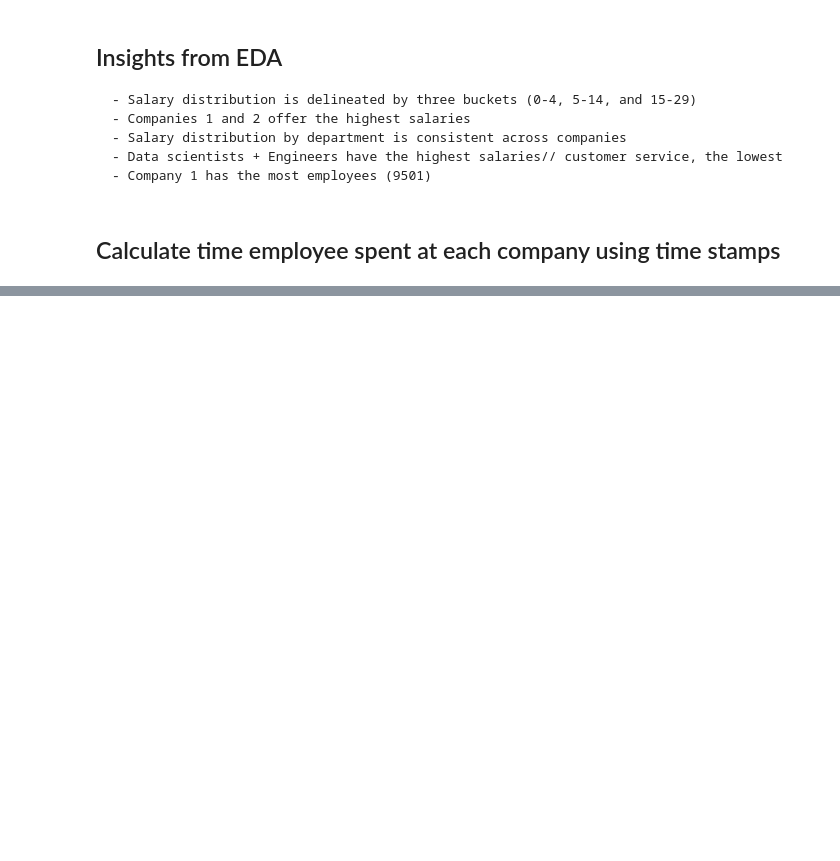
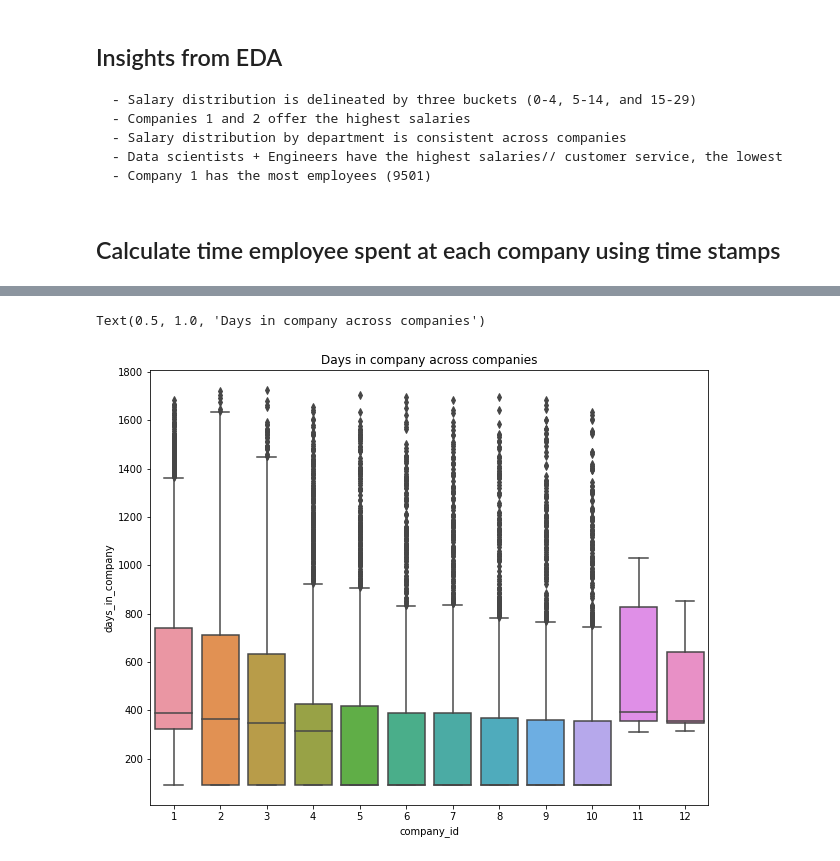
Before and after one commit to Chowcow/Datascience-AI, a Jupyter notebook: Employee Turnover Models.ipynb, the cells around one changed output, grey strips where cells are left out. Cells and saved outputs as stored; diff of their text form; code cells hidden in the pictures; blank space fills up the shorter version.

```diff
--- a/Employee Turnover Models.ipynb
+++ b/Employee Turnover Models.ipynb
@@ -151,0 +188,7 @@ data['quit_company'] = quit
+# %%
+plt.figure(figsize=(10,8))
+sns.boxplot(data= quit_data, x="company_id", y="days_in_company")
+plt.title("Days in company across companies")
+# %% [output]
+Text(0.5, 1.0, 'Days in company across companies')
+[figure, added]
```
Also changed, not shown: parts of 14 cells of this notebook.
